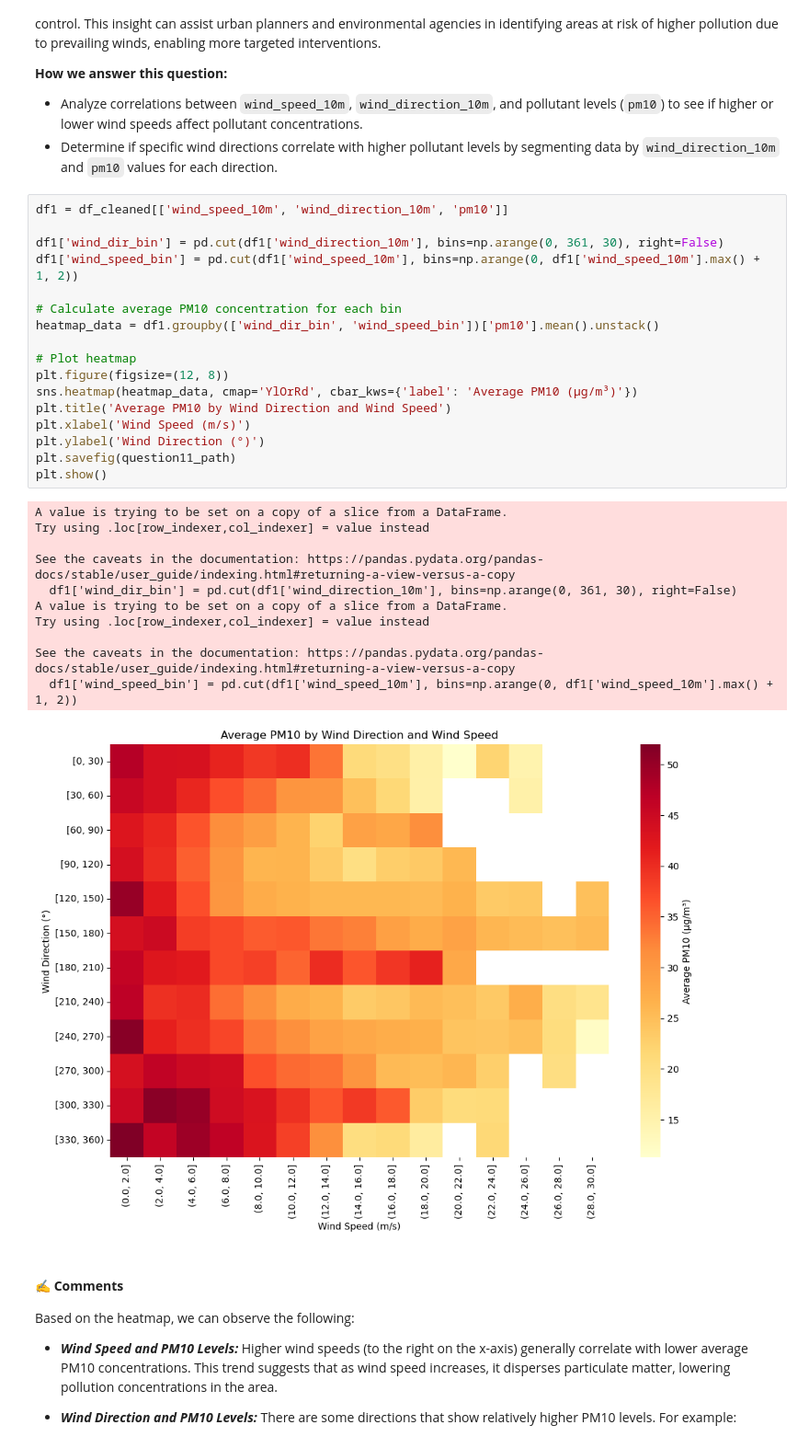
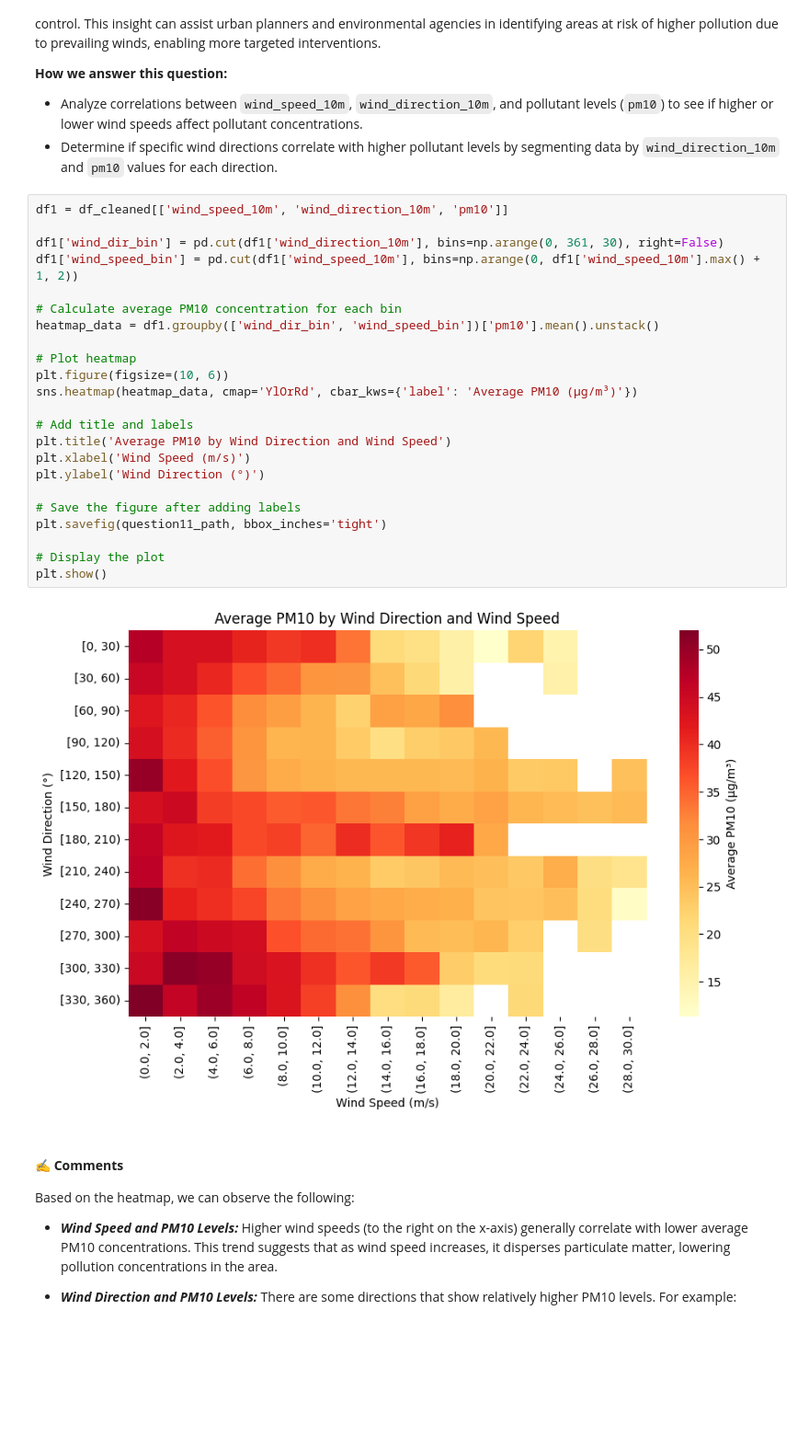
Before and after one commit to mtue04/HCMC-WAQ-Analysis, a Jupyter notebook: notebooks/3.2 - questioning.ipynb, the cells around one changed output. Shown at 92% size. Drawn from its saved outputs; the diff is of its cells as text; blank space fills up the shorter version.

```diff
--- a/notebooks/3.2 - questioning.ipynb
+++ b/notebooks/3.2 - questioning.ipynb
@@ -39,32 +42,28 @@ df_cleaned['date_time'] = pd.to_datetime(df_cleaned['date_time'])
 # %%
 df1 = df_cleaned[['wind_speed_10m', 'wind_direction_10m', 'pm10']]
 
 df1['wind_dir_bin'] = pd.cut(df1['wind_direction_10m'], bins=np.arange(0, 361, 30), right=False)
 df1['wind_speed_bin'] = pd.cut(df1['wind_speed_10m'], bins=np.arange(0, df1['wind_speed_10m'].max() + 1, 2))
 
 # Calculate average PM10 concentration for each bin
 heatmap_data = df1.groupby(['wind_dir_bin', 'wind_speed_bin'])['pm10'].mean().unstack()
 
 # Plot heatmap
-plt.figure(figsize=(12, 8))
+plt.figure(figsize=(10, 6))
 sns.heatmap(heatmap_data, cmap='YlOrRd', cbar_kws={'label': 'Average PM10 (µg/m³)'})
+
+# Add title and labels
 plt.title('Average PM10 by Wind Direction and Wind Speed')
 plt.xlabel('Wind Speed (m/s)')
 plt.ylabel('Wind Direction (°)')
-plt.savefig(question11_path)
+
+# Save the figure after adding labels
+plt.savefig(question11_path, bbox_inches='tight')
+
+# Display the plot
 plt.show()
 # %% [output]
-A value is trying to be set on a copy of a slice from a DataFrame.
-Try using .loc[row_indexer,col_indexer] = value instead
-
-See the caveats in the documentation: https://pandas.pydata.org/pandas-docs/stable/user_guide/indexing.html#returning-a-view-versus-a-copy
-  df1['wind_dir_bin'] = pd.cut(df1['wind_direction_10m'], bins=np.arange(0, 361, 30), right=False)
-A value is trying to be set on a copy of a slice from a DataFrame.
-Try using .loc[row_indexer,col_indexer] = value instead
-
-See the caveats in the documentation: https://pandas.pydata.org/pandas-docs/stable/user_guide/indexing.html#returning-a-view-versus-a-copy
-  df1['wind_speed_bin'] = pd.cut(df1['wind_speed_10m'], bins=np.arange(0, df1['wind_speed_10m'].max() + 1, 2))
-[figure, old version]
+[figure, new version]
 # %% [markdown]
 #### ✍️ **Comments**
 Based on the heatmap, we can observe the following:
```
Also changed, not shown: parts of 2 cells of this notebook, 6 other files.
